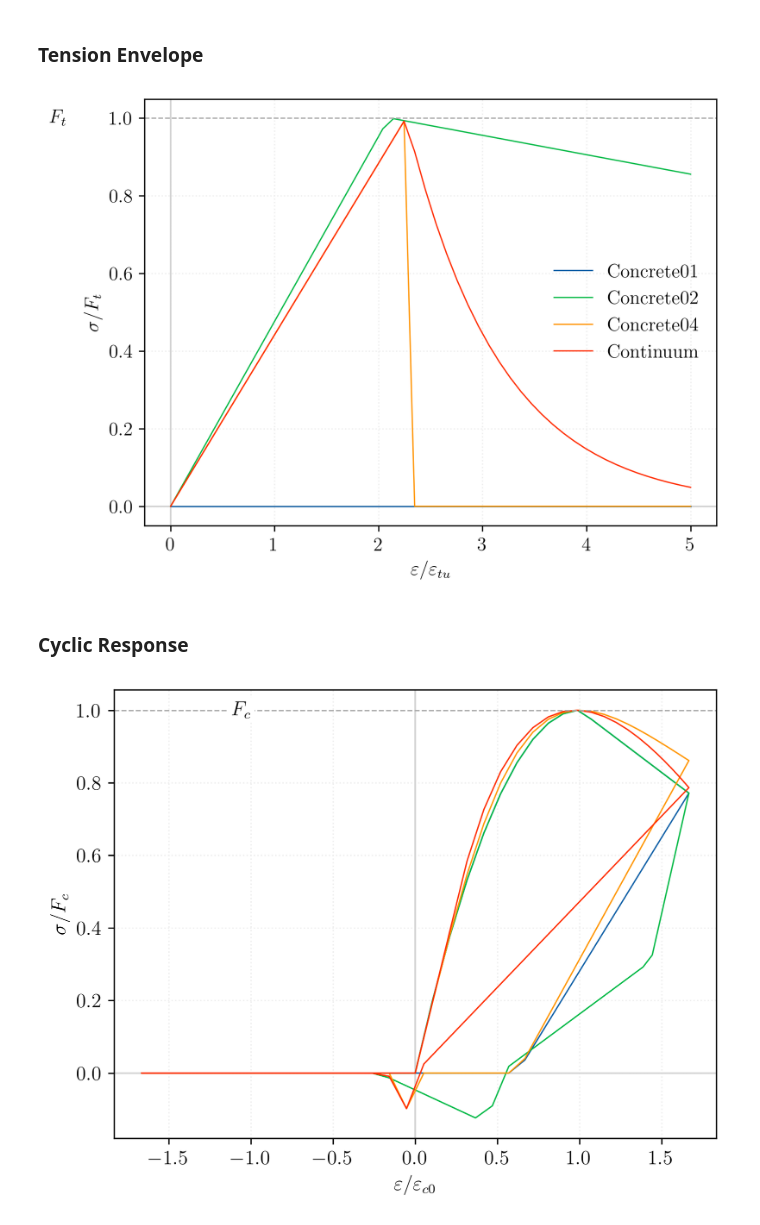
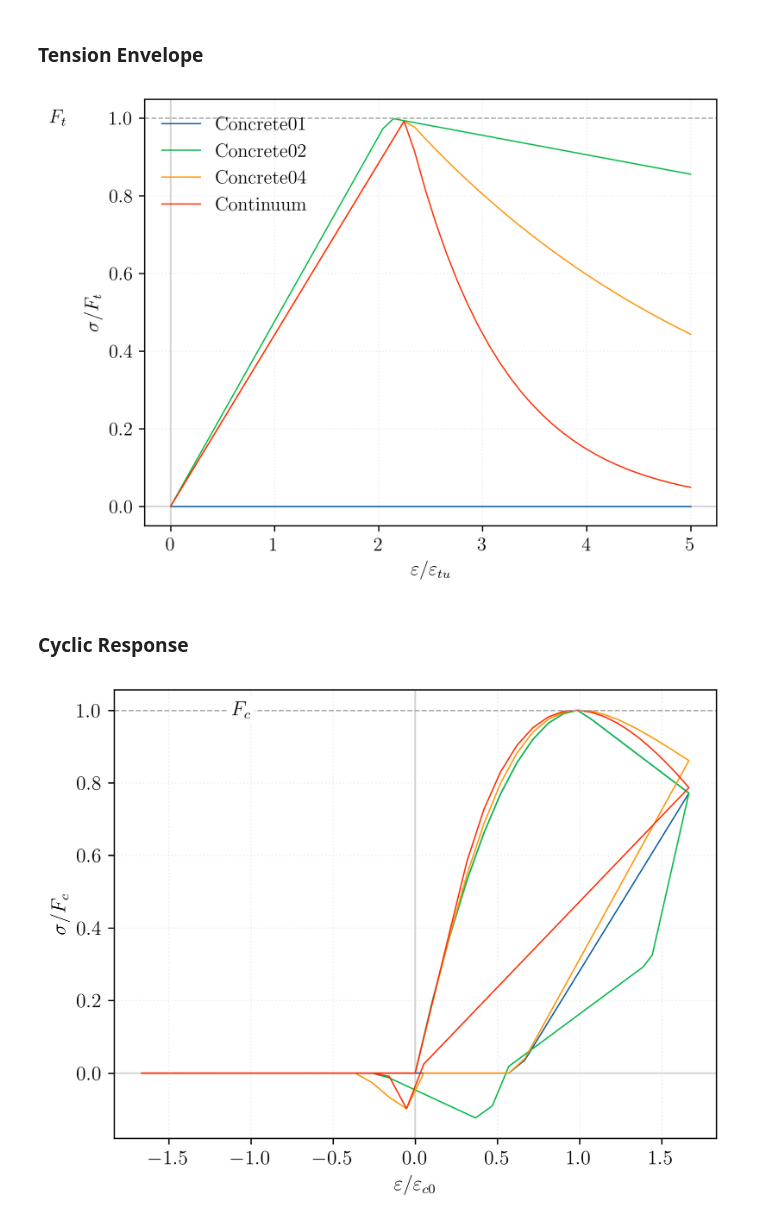
Before and after one commit to peer-open-source/xara-docs, a Jupyter notebook: gallery2/material/material-0003.ipynb, the cells around one changed output. Cells and saved outputs as stored; diff of their text form; code cells hidden in the pictures.

```diff
--- a/gallery2/material/material-0003.ipynb
+++ b/gallery2/material/material-0003.ipynb
@@ -112,7 +113,7 @@ ConcreteMaterials = [
         ecu=ecu,#-1,#
         Ec = Ec,
         Ft = ftU,
-        epstu=1e-4
+        epstu=0.001 #1e-4
     ),
 
     xara.UniaxialMaterial("Continuum",
@@ -134,7 +135,7 @@ fig, ax = plt.subplots()
 ax.axhline(0, color='lightgrey', linestyle='-', linewidth=1)
 ax.axvline(0, color='lightgrey', linestyle='-', linewidth=1)
 
-strain = np.linspace(0, 5*ec0, 100)
+strain = linspace(0, 5*ec0, 100)
 
 
 for material in ConcreteMaterials:
@@ -157,27 +158,27 @@ ax.legend();
 # %%
 fig, ax = plt.subplots()
 ax.axhline(0, color='lightgrey', linestyle='-', linewidth=1)
 ax.axvline(0, color='lightgrey', linestyle='-', linewidth=1)
 
-strain = np.linspace(0, 5*epstu, 50)
+strain = linspace(0, 5*epstu, 50)
 
 
 for material in ConcreteMaterials:
     with material as tmp:
         ln = ax.plot(strain/epstu,
                     [tmp.getStress(e, commit=True)/ftU for e in strain],
                     label=material.type)
 
 
 # Draw a horizontal line at the yield stress Fy
 ax.axhline(y=1, color='darkgrey', linestyle='--')
 ax.text(-1, 1, r"$F_t$", color='k', va='center', ha='right', bbox=dict(facecolor='white', edgecolor='none', pad=2.0))
 
 ax.set_xlabel(r"$\varepsilon/\varepsilon_{tu}$")
 ax.set_ylabel(r"$\sigma/F_t$");
 ax.legend();
 # %% [output]
-[figure, old version]
+[figure, new version]
 # %% [markdown]
 ### Cyclic Response
 # %%
@@ -200,4 +201,4 @@ ax.text(-1, 1, r"$F_c$", color='k', va='center', ha='right', bbox=dict(facecolor
 ax.set_xlabel(r"$\varepsilon/\varepsilon_{c0}$")
 ax.set_ylabel(r"$\sigma/F_c$");
 # %% [output]
-[figure, old version]
+[figure, new version]
```
Also changed, not shown: parts of 1 cell of this notebook, 2 other files.
